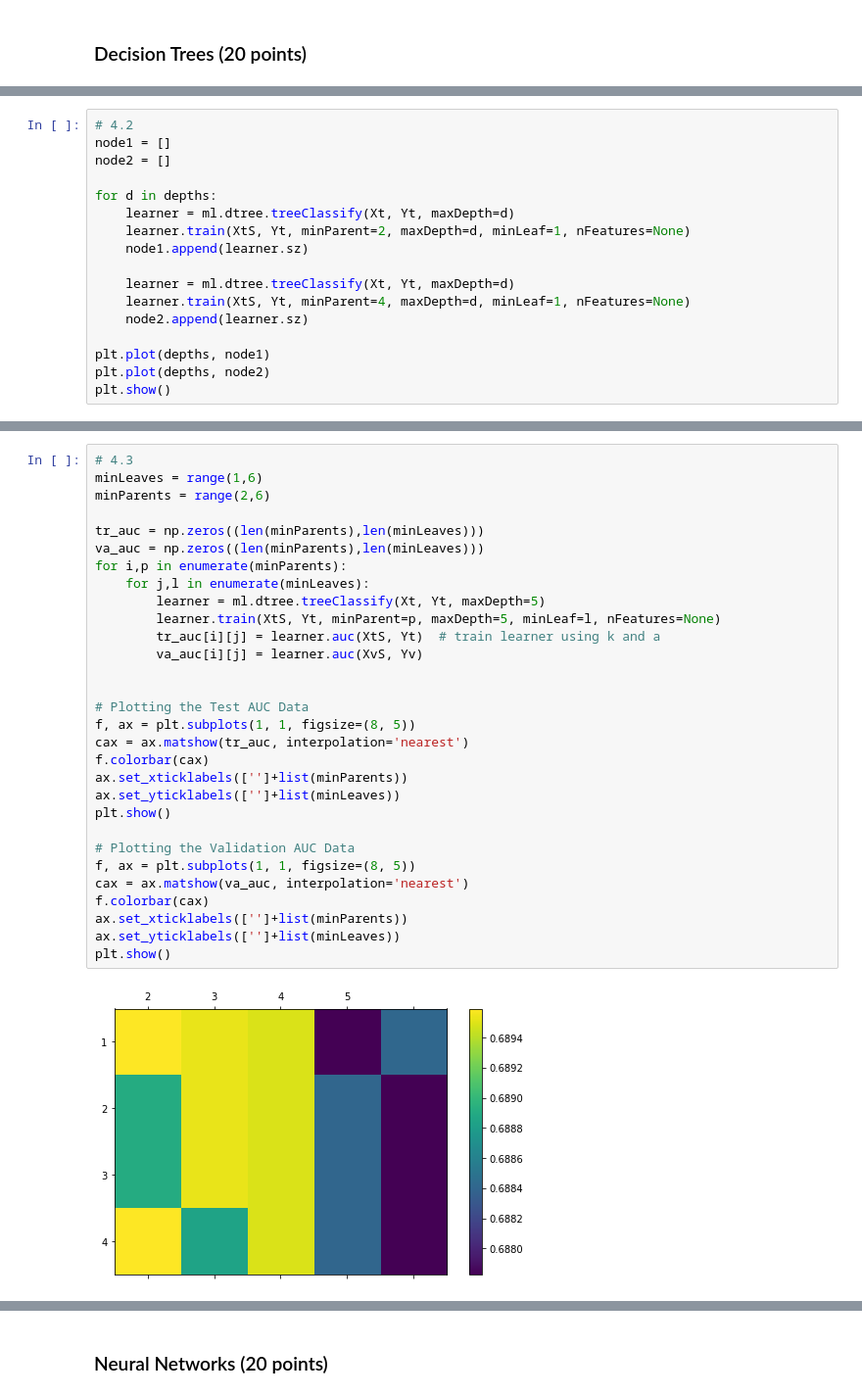
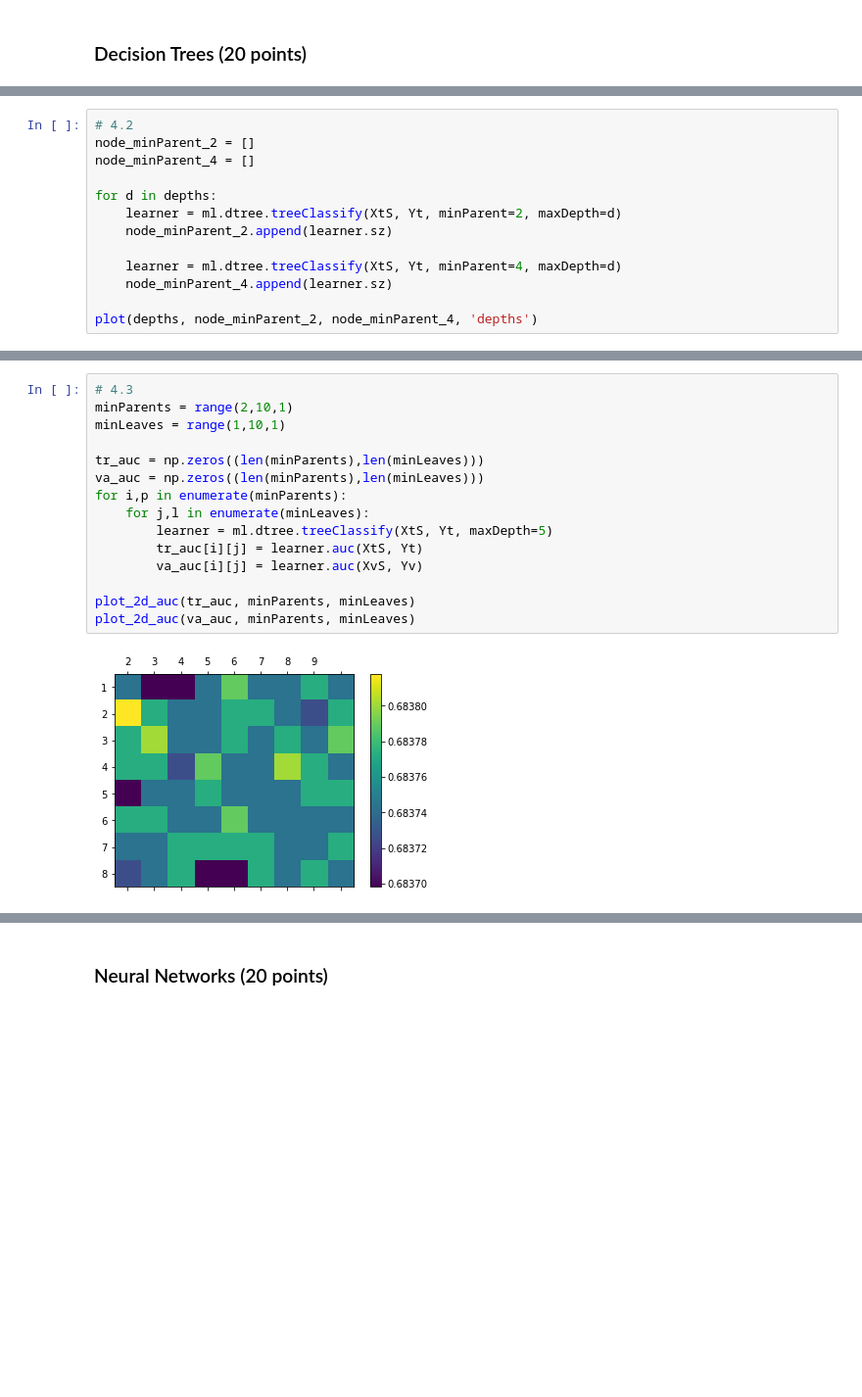
Before and after one commit to Tivcrmn/uci-cs273a, a Jupyter notebook: HW4/Homework4_11_20.ipynb, the cells around one changed output, grey strips where cells are left out. Shown: that part at 98% size. Drawn from its saved outputs; the diff is of its cells as text; blank space fills up the shorter version.

```diff
--- a/HW4/Homework4_11_20.ipynb
+++ b/HW4/Homework4_11_20.ipynb
@@ -213,18 +191,14 @@ plt.show()
 # %%
 # 4.2
-node1 = []
-node2 = []
+node_minParent_2 = []
+node_minParent_4 = []
 
 for d in depths:
-    learner = ml.dtree.treeClassify(Xt, Yt, maxDepth=d)
-    learner.train(XtS, Yt, minParent=2, maxDepth=d, minLeaf=1, nFeatures=None)
-    node1.append(learner.sz)
+    learner = ml.dtree.treeClassify(XtS, Yt, minParent=2, maxDepth=d)
+    node_minParent_2.append(learner.sz)
 
-    learner = ml.dtree.treeClassify(Xt, Yt, maxDepth=d)
-    learner.train(XtS, Yt, minParent=4, maxDepth=d, minLeaf=1, nFeatures=None)
-    node2.append(learner.sz)
+    learner = ml.dtree.treeClassify(XtS, Yt, minParent=4, maxDepth=d)
+    node_minParent_4.append(learner.sz)
 
-plt.plot(depths, node1)
-plt.plot(depths, node2)
-plt.show()
+plot(depths, node_minParent_2, node_minParent_4, 'depths')
 # %% [output]
@@ -232,32 +206,17 @@ plt.show()
 # %%
 # 4.3
-minLeaves = range(1,6)
-minParents = range(2,6)
+minParents = range(2,10,1)
+minLeaves = range(1,10,1)
 
 tr_auc = np.zeros((len(minParents),len(minLeaves)))
 va_auc = np.zeros((len(minParents),len(minLeaves)))
 for i,p in enumerate(minParents):
     for j,l in enumerate(minLeaves):
-        learner = ml.dtree.treeClassify(Xt, Yt, maxDepth=5)
-        learner.train(XtS, Yt, minParent=p, maxDepth=5, minLeaf=l, nFeatures=None)
-        tr_auc[i][j] = learner.auc(XtS, Yt)  # train learner using k and a
+        learner = ml.dtree.treeClassify(XtS, Yt, maxDepth=5)
+        tr_auc[i][j] = learner.auc(XtS, Yt)
         va_auc[i][j] = learner.auc(XvS, Yv)
 
-
-# Plotting the Test AUC Data
-f, ax = plt.subplots(1, 1, figsize=(8, 5))
-cax = ax.matshow(tr_auc, interpolation='nearest')
-f.colorbar(cax)
-ax.set_xticklabels(['']+list(minParents))
-ax.set_yticklabels(['']+list(minLeaves))
-plt.show()
-
-# Plotting the Validation AUC Data
-f, ax = plt.subplots(1, 1, figsize=(8, 5))
-cax = ax.matshow(va_auc, interpolation='nearest')
-f.colorbar(cax)
-ax.set_xticklabels(['']+list(minParents))
-ax.set_yticklabels(['']+list(minLeaves))
-plt.show()
+plot_2d_auc(tr_auc, minParents, minLeaves)
+plot_2d_auc(va_auc, minParents, minLeaves)
 # %% [output]
-[figure, old version]
+[figure, new version]
```
Also changed, not shown: parts of 21 cells of this notebook.
